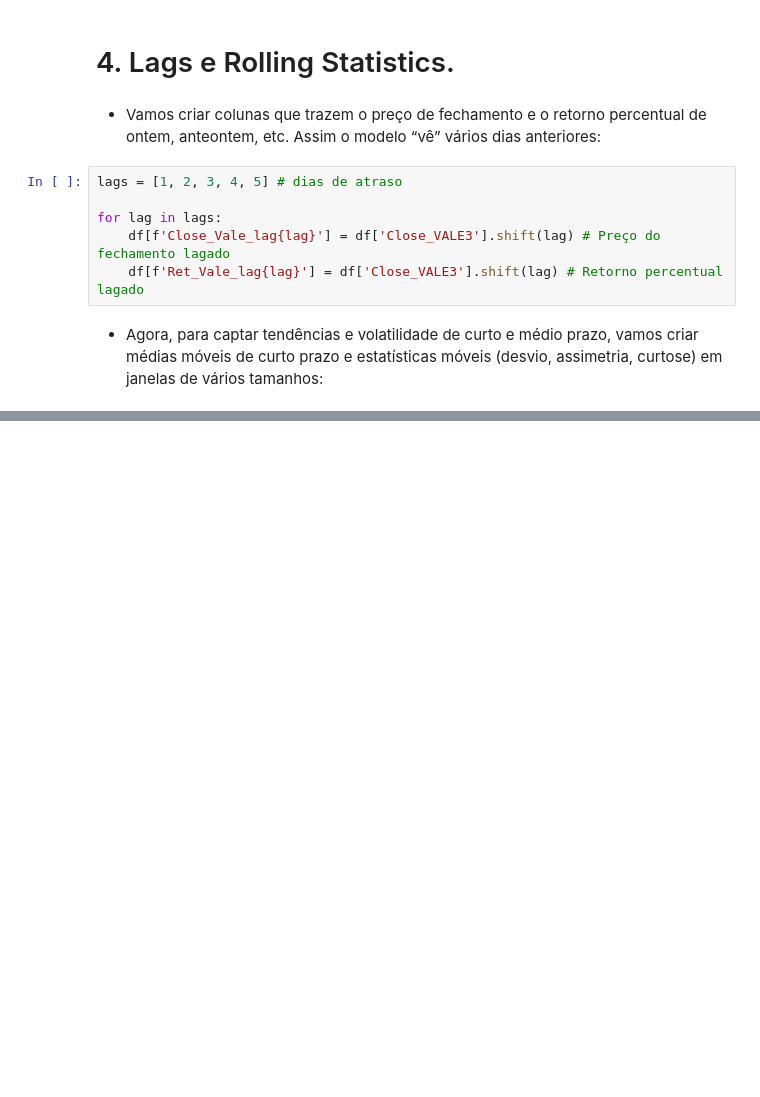
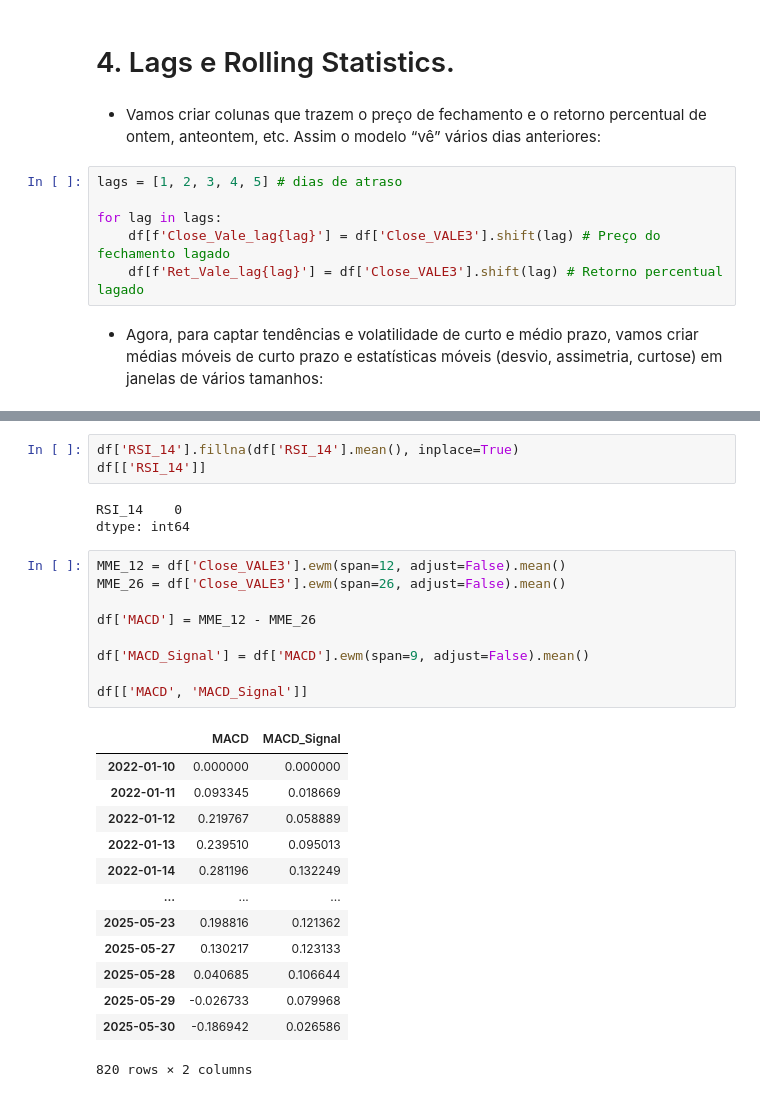
Before and after one commit to DanielCFigueira/Projeto_Predicao_VALE3, a Jupyter notebook: Teste.ipynb, the cells around one changed output, grey strips where cells are left out. Cells and saved outputs as stored; diff of their text form; blank space fills up the shorter version.

```diff
--- a/Teste.ipynb
+++ b/Teste.ipynb
@@ -225,0 +280,29 @@ df
+# %%
+df['RSI_14'].fillna(df['RSI_14'].mean(), inplace=True)
+df[['RSI_14']]
+# %% [output]
+RSI_14    0
+dtype: int64
+# %%
+MME_12 = df['Close_VALE3'].ewm(span=12, adjust=False).mean()
+MME_26 = df['Close_VALE3'].ewm(span=26, adjust=False).mean()
+
+df['MACD'] = MME_12 - MME_26
+
+df['MACD_Signal'] = df['MACD'].ewm(span=9, adjust=False).mean()
+
+df[['MACD', 'MACD_Signal']]
+# %% [output]
+|  | MACD | MACD_Signal |
+| 2022-01-10 | 0.000000 | 0.000000 |
+| 2022-01-11 | 0.093345 | 0.018669 |
+| 2022-01-12 | 0.219767 | 0.058889 |
+| 2022-01-13 | 0.239510 | 0.095013 |
+| 2022-01-14 | 0.281196 | 0.132249 |
+| ... | ... | ... |
+| 2025-05-23 | 0.198816 | 0.121362 |
+| 2025-05-27 | 0.130217 | 0.123133 |
+| 2025-05-28 | 0.040685 | 0.106644 |
+| 2025-05-29 | -0.026733 | 0.079968 |
+| 2025-05-30 | -0.186942 | 0.026586 |
+820 rows × 2 columns
```
Also changed, not shown: parts of 9 cells of this notebook, 1 other file.
